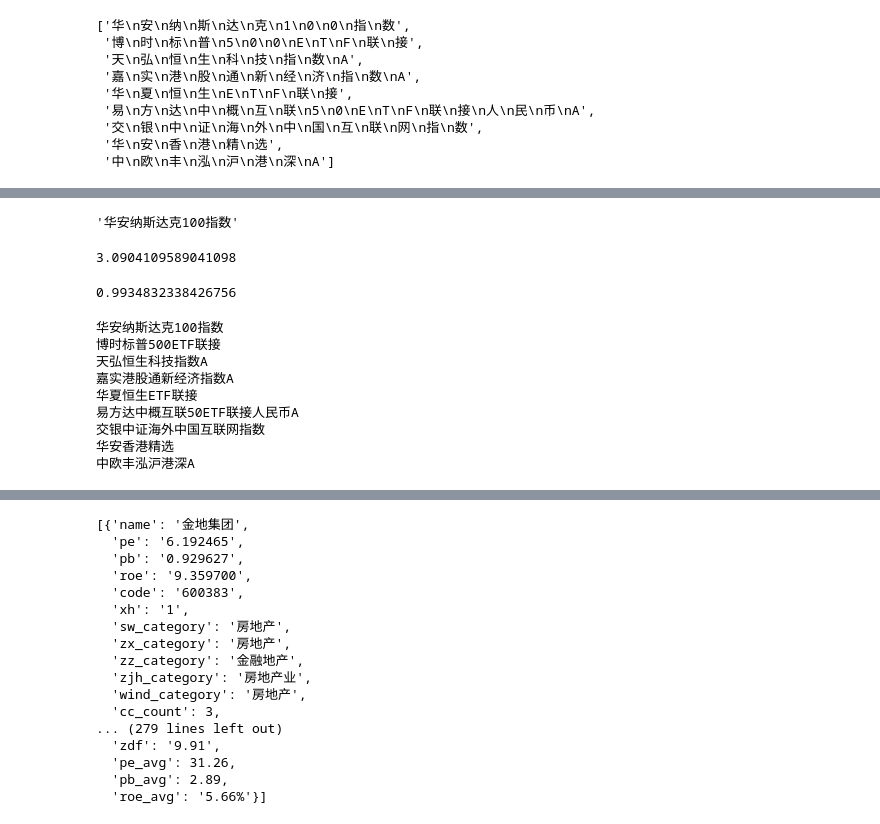
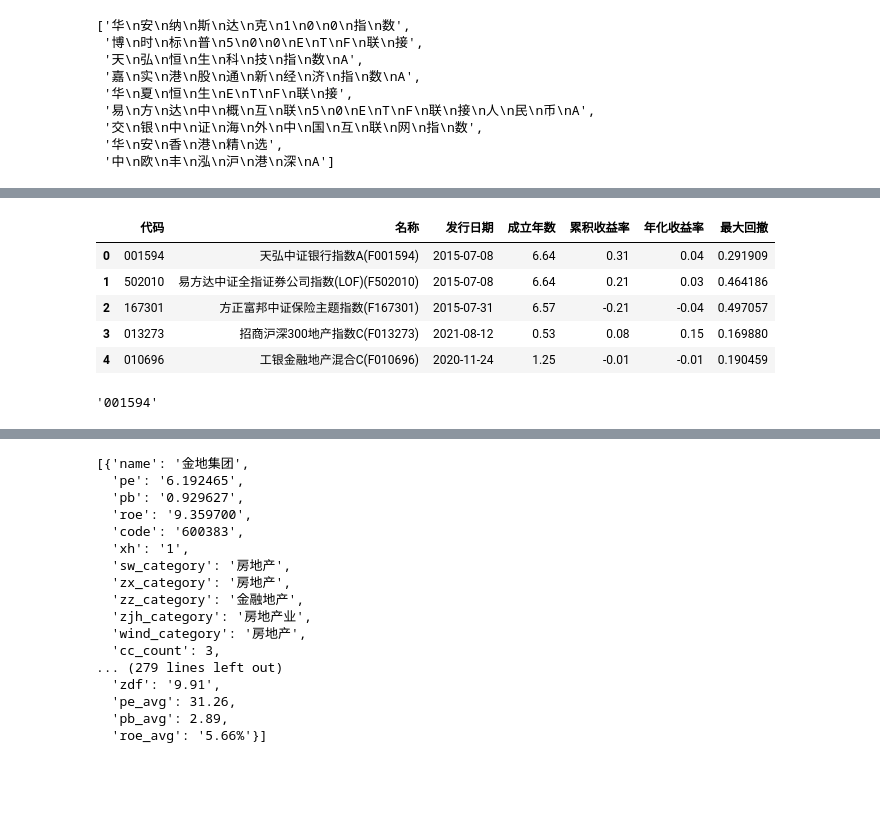
Before and after one commit to Rockyzsu/stock, a Jupyter notebook: fund/qdii_fund_analysis_5fund.ipynb, the cells around one changed output, grey strips where cells are left out. Saved outputs shown, nothing was run; the diff lists cells and outputs as text; code cells hidden in the pictures; blank space fills up the shorter version.

```diff
--- a/fund/qdii_fund_analysis_5fund.ipynb
+++ b/fund/qdii_fund_analysis_5fund.ipynb
@@ -198,0 +210,40 @@ new_name
+# %%
+def get_yearly_profit_rate(df):
+    '''
+    计算年化收益率
+    '''
+
+    start = df['净值日期'].iloc[0]
+    end = df['净值日期'].iloc[-1]
+    year = get_year(start,end)
+    print('开始时间：',start)
+    print('成立年数：',round(year,2),'年')
+    profit = get_profit_rate(df)
+    print('成立以来累积收益率:',profit)
+    year_profit = (1+profit)**(1/year)-1
+    return start,round(year,2),profit,round(year_profit,2)
+# %%
+
+# code=code_list[0]
+# print(code,fund_dict.get(code))
+
+def fund_profit(code):
+
+    df = get_net_value_df(code)
+    max_withdraw,max_date_index = get_max_withdraw(df['单位净值'].tolist())
+    start,year,profit,year_profit = get_yearly_profit_rate(df)
+    d={}
+    d['代码']=code
+    d['名称']=fund_dict.get(code)
+    d['发行日期']=start
+    d['成立年数']=year
+    d['累积收益率']=profit
+    d['年化收益率']=year_profit
+    d['最大回撤']=max_withdraw
+    return d
+    # result.append(d)
+# %%
+result = []
+for code in code_list:
+    d = fund_profit(code)
+    result.append(d)
@@ -198,0 +266,11 @@ new_name
+# %%
+profit_df = pd.DataFrame(result)
+# %%
+profit_df.head()
+# %% [output]
+|  | 代码 | 名称 | 发行日期 | 成立年数 | 累积收益率 | 年化收益率 | 最大回撤 |
+| 0 | 001594 | 天弘中证银行指数A(F001594) | 2015-07-08 | 6.64 | 0.31 | 0.04 | 0.291909 |
+| 1 | 502010 | 易方达中证全指证券公司指数(LOF)(F502010) | 2015-07-08 | 6.64 | 0.21 | 0.03 | 0.464186 |
+| 2 | 167301 | 方正富邦中证保险主题指数(F167301) | 2015-07-31 | 6.57 | -0.21 | -0.04 | 0.497057 |
+| 3 | 013273 | 招商沪深300地产指数C(F013273) | 2021-08-12 | 0.53 | 0.08 | 0.15 | 0.169880 |
+| 4 | 010696 | 工银金融地产混合C(F010696) | 2020-11-24 | 1.25 | -0.01 | -0.01 | 0.190459 |
@@ -199,27 +279,4 @@ new_name
 # %%
-sipmle_name[0]
+code_list[0]
 # %% [output]
-'华安纳斯达克100指数'
+'001594'
-# %%
-date='20190118'
-year = (datetime.datetime.now() - datetime.datetime.strptime(date,'%Y%m%d')).days/365
-print(year)
-# %% [output]
-3.0904109589041098
-# %%
-0.98**(1/3.09)
-# %% [output]
-0.9934832338426756
-# %%
-for i in sipmle_name:
-    print(i)
-# %% [output]
-华安纳斯达克100指数
-博时标普500ETF联接
-天弘恒生科技指数A
-嘉实港股通新经济指数A
-华夏恒生ETF联接
-易方达中概互联50ETF联接人民币A
-交银中证海外中国互联网指数
-华安香港精选
-中欧丰泓沪港深A
```
Also changed, not shown: parts of 38 cells of this notebook, 1 other file.
